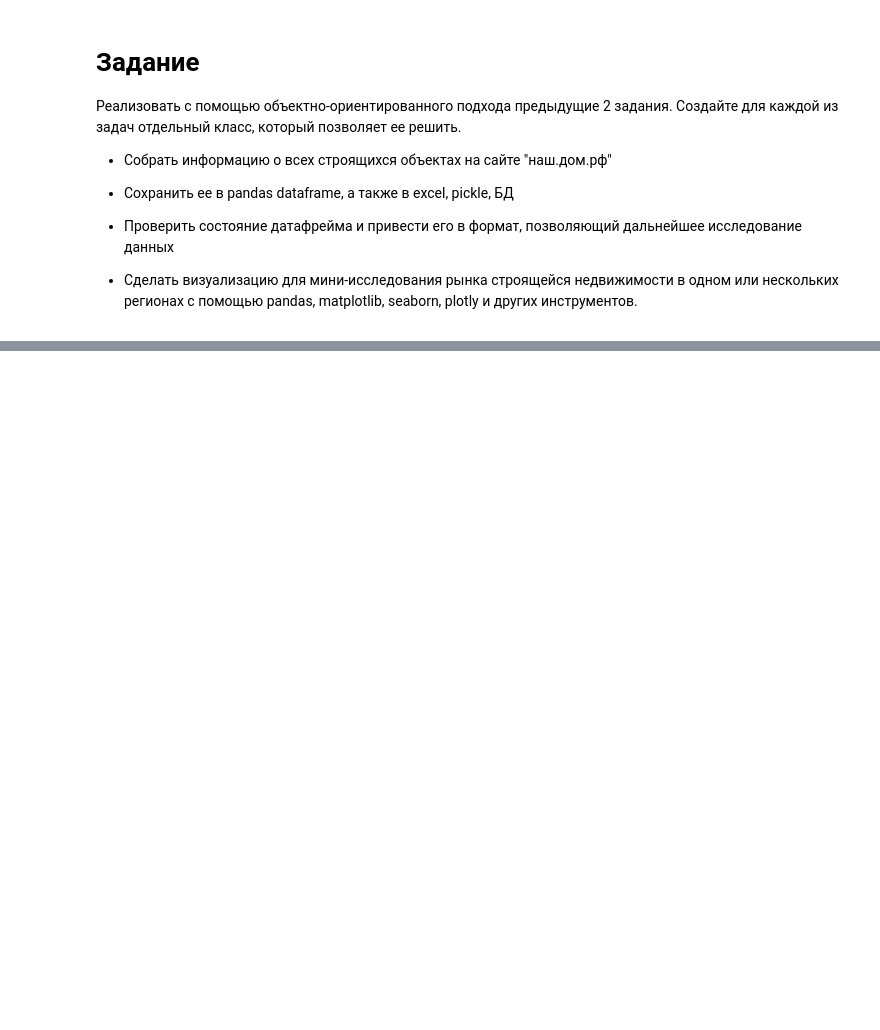
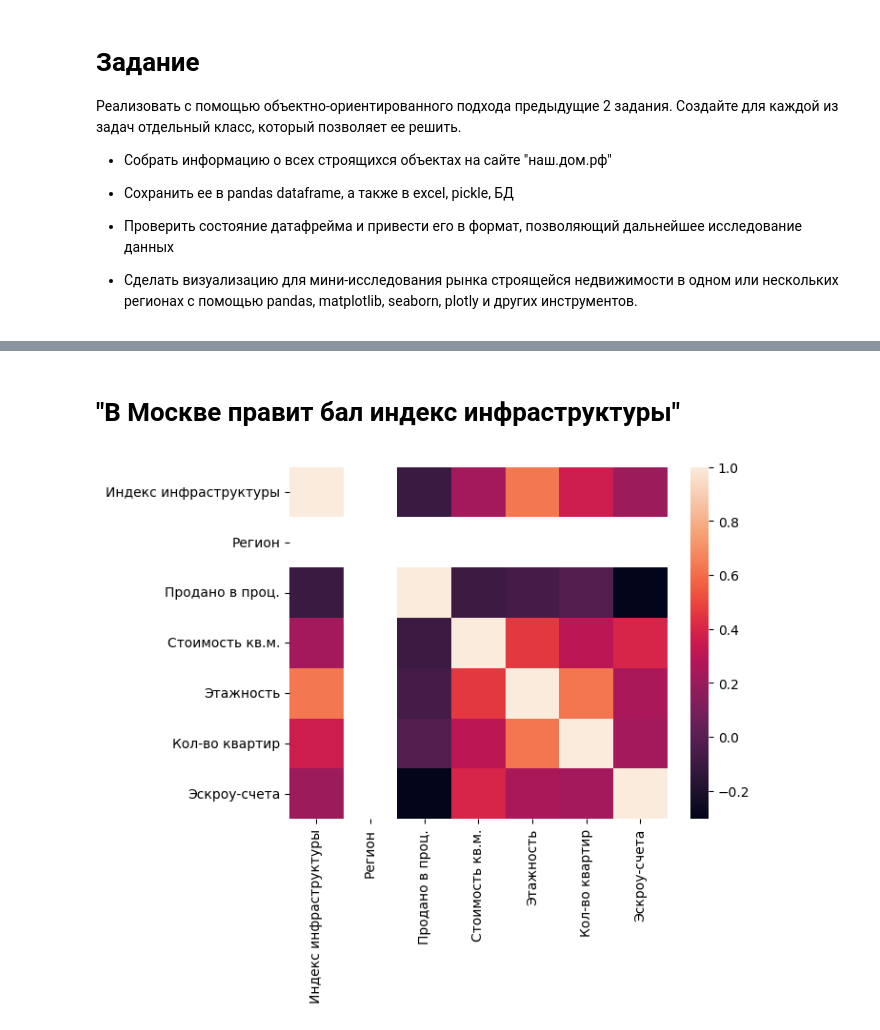
Before and after one commit to omutninsk/python-first-part, a Jupyter notebook: notebooks/hometasks/Task3_dmrf_OOP.ipynb, the cells around one changed output, grey strips where cells are left out. Saved outputs shown, nothing was run; the diff lists cells and outputs as text; code cells hidden in the pictures; blank space fills up the shorter version.

```diff
--- a/notebooks/hometasks/Task3_dmrf_OOP.ipynb
+++ b/notebooks/hometasks/Task3_dmrf_OOP.ipynb
@@ -109,0 +161,6 @@ class Visualizer:
+# %% [markdown]
+# "В Москве правит бал индекс инфраструктуры"
+# %%
+visualiser.make_heatmap(region=50)
+# %% [output]
+[figure, added]
```
Also changed, not shown: parts of 26 cells of this notebook, 1 other file.
